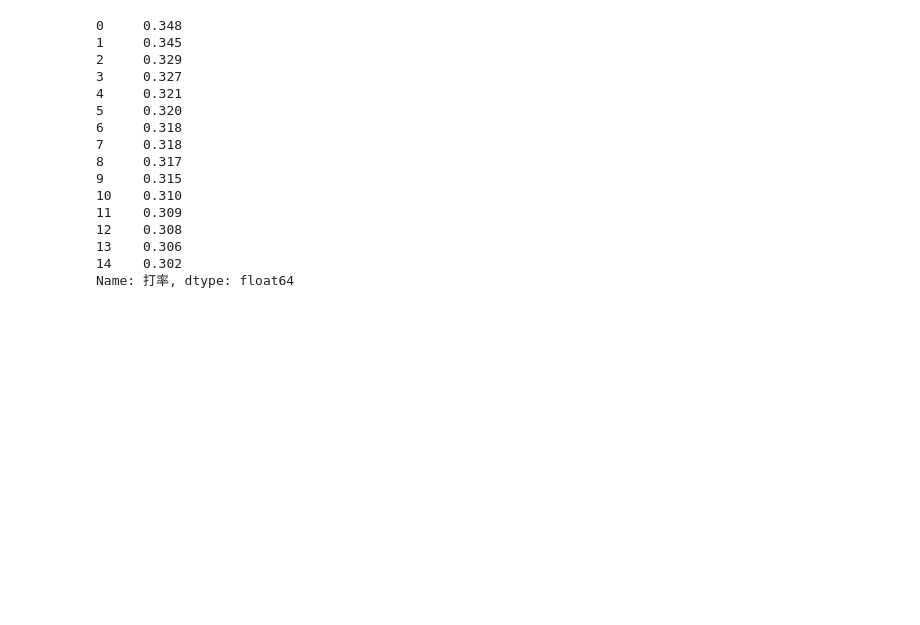
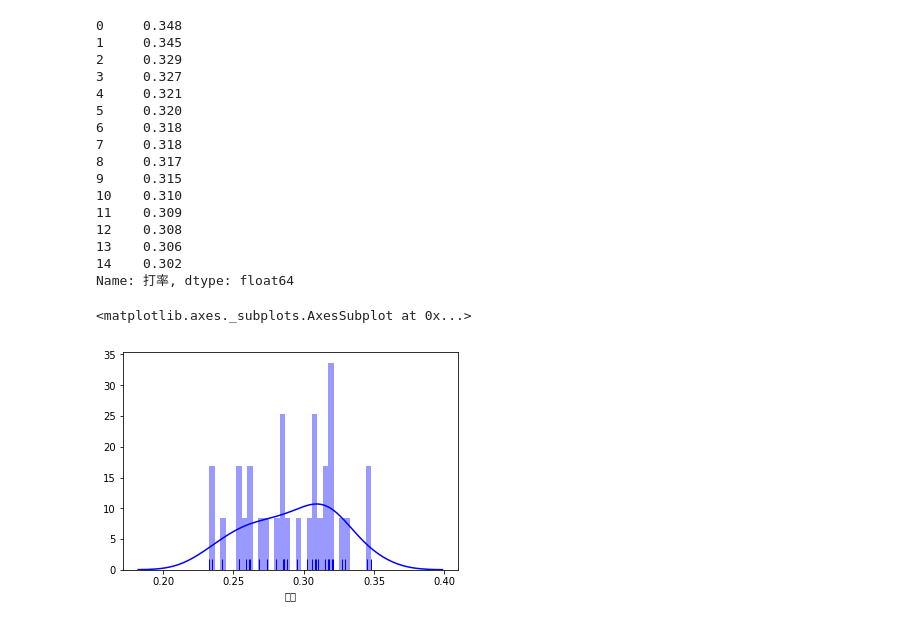
Before and after one commit to applego/IPython_root, a Jupyter notebook: Python_DataScience/lec15_DataFrame(+nbp_data).ipynb, the cells around one changed output. Cells and saved outputs as stored; diff of their text form; code cells hidden in the pictures; blank space fills up the shorter version.

```diff
--- a/Python_DataScience/lec15_DataFrame(+nbp_data).ipynb
+++ b/Python_DataScience/lec15_DataFrame(+nbp_data).ipynb
@@ -352,0 +368,6 @@ Name: 打率, dtype: float64
+# %%
+#sns.rugplot(npb_frame.打率)
+sns.distplot(npb_frame.打率, rug=True,bins=30,color='blue')
+# %% [output]
+<matplotlib.axes._subplots.AxesSubplot at 0x...>
+[figure, added]
```
Also changed, not shown: parts of 17 cells of this notebook, 53 other files.
